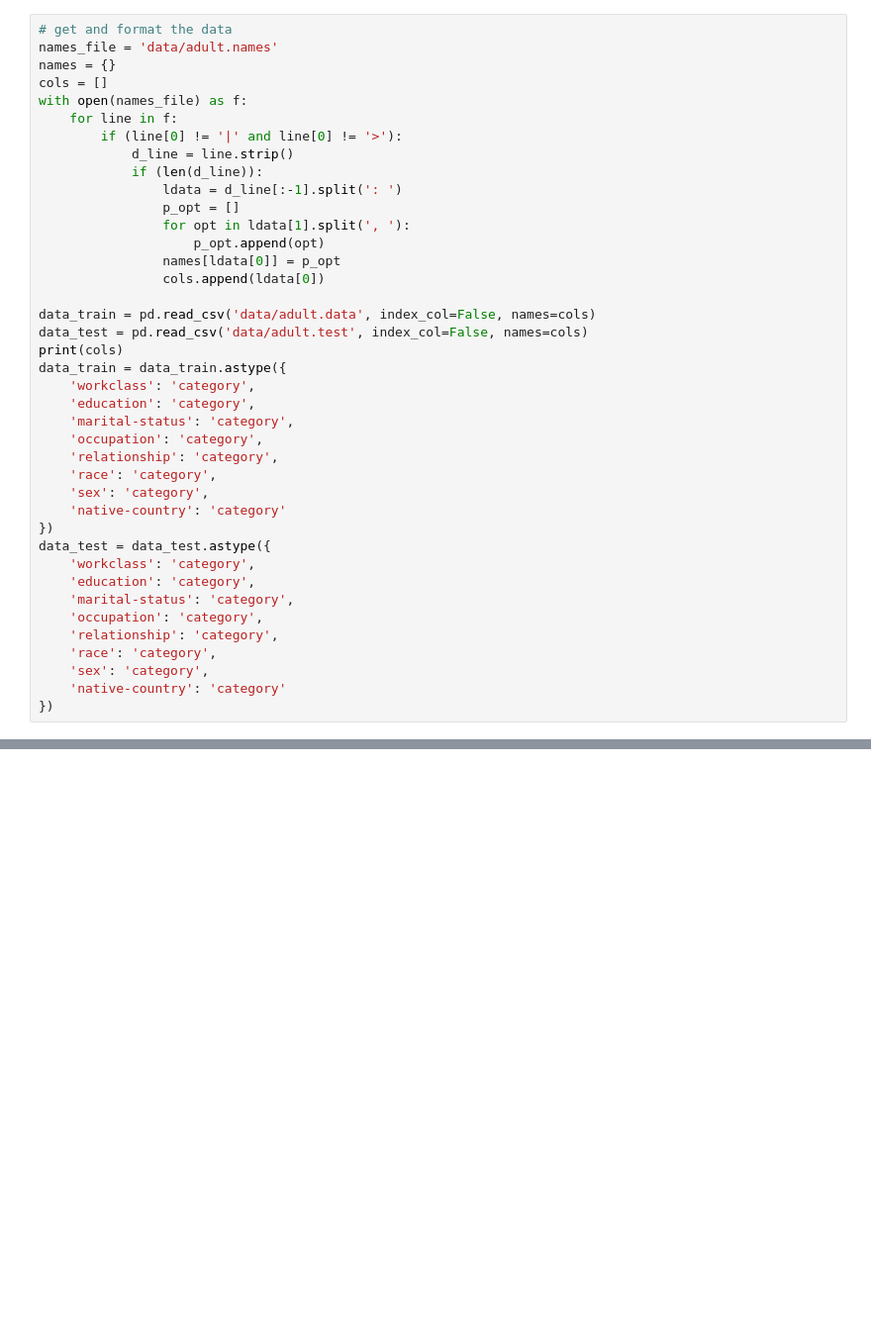
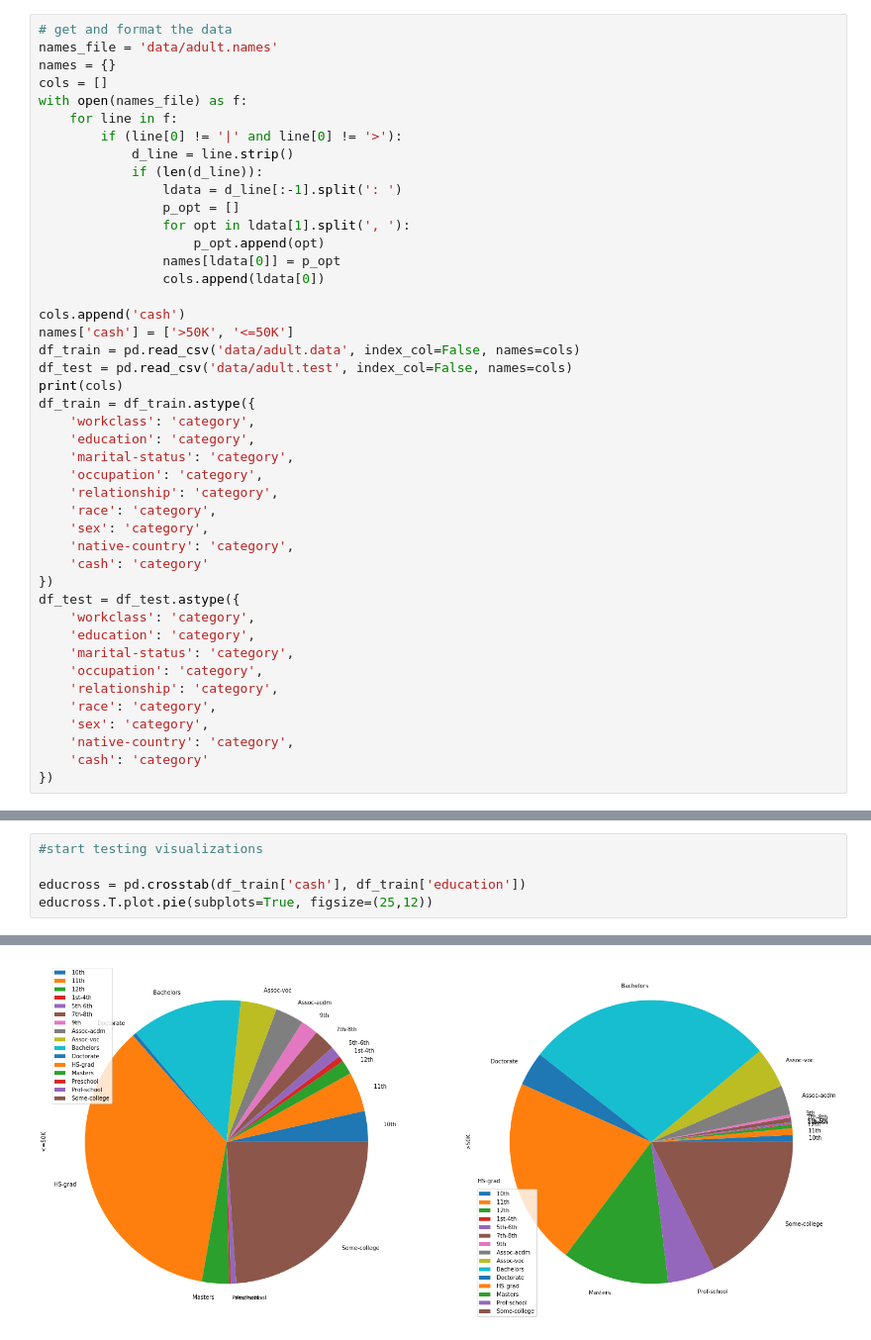
Before and after one commit to astind/578-group-proj, a Jupyter notebook: src/dastin-test.ipynb, the cells around one changed output, grey strips where cells are left out. Shown at 99% size. Saved outputs shown, nothing was run; the diff lists cells and outputs as text; blank space fills up the shorter version.

Commit message:
initial charts

```diff
--- a/src/dastin-test.ipynb
+++ b/src/dastin-test.ipynb
@@ -24,10 +25,12 @@ with open(names_file) as f:
                 names[ldata[0]] = p_opt
                 cols.append(ldata[0])
 
-data_train = pd.read_csv('data/adult.data', index_col=False, names=cols)
-data_test = pd.read_csv('data/adult.test', index_col=False, names=cols)
+cols.append('cash')
+names['cash'] = ['>50K', '<=50K']
+df_train = pd.read_csv('data/adult.data', index_col=False, names=cols)
+df_test = pd.read_csv('data/adult.test', index_col=False, names=cols)
 print(cols)
-data_train = data_train.astype({
+df_train = df_train.astype({
     'workclass': 'category',
     'education': 'category',
     'marital-status': 'category',
@@ -35,9 +38,10 @@ data_train = data_train.astype({
     'relationship': 'category',
     'race': 'category',
     'sex': 'category',
-    'native-country': 'category'
+    'native-country': 'category',
+    'cash': 'category'
 })
-data_test = data_test.astype({
+df_test = df_test.astype({
     'workclass': 'category',
     'education': 'category',
     'marital-status': 'category',
@@ -45,6 +49,7 @@ data_test = data_test.astype({
     'relationship': 'category',
     'race': 'category',
     'sex': 'category',
-    'native-country': 'category'
+    'native-country': 'category',
+    'cash': 'category'
 })
 # %% [output]
@@ -59,0 +57,6 @@ Name: sex, dtype: int64
+# %%
+#start testing visualizations
+
+educross = pd.crosstab(df_train['cash'], df_train['education'])
+educross.T.plot.pie(subplots=True, figsize=(25,12))
+# %% [output]
@@ -59,0 +65 @@ Name: sex, dtype: int64
+[figure, added]
```
Also changed, not shown: parts of 7 cells of this notebook.
